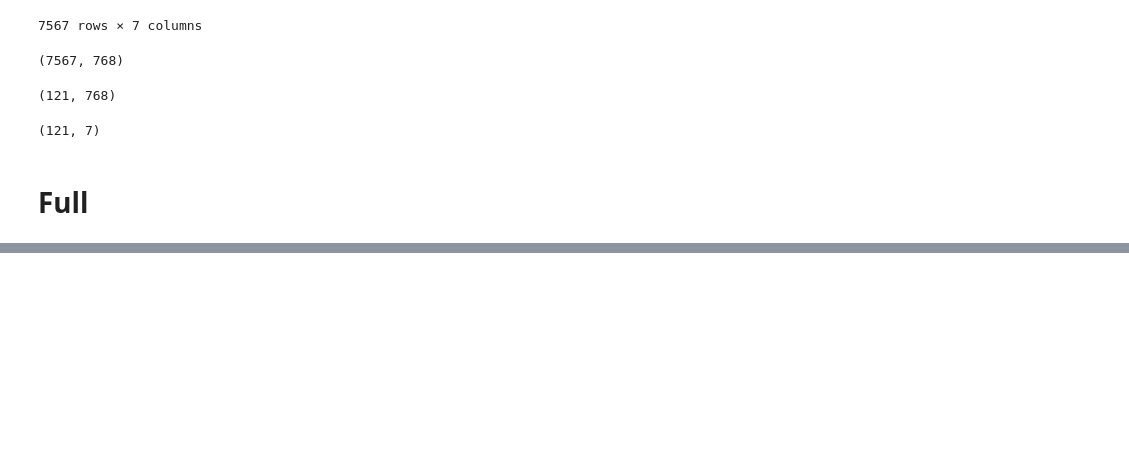
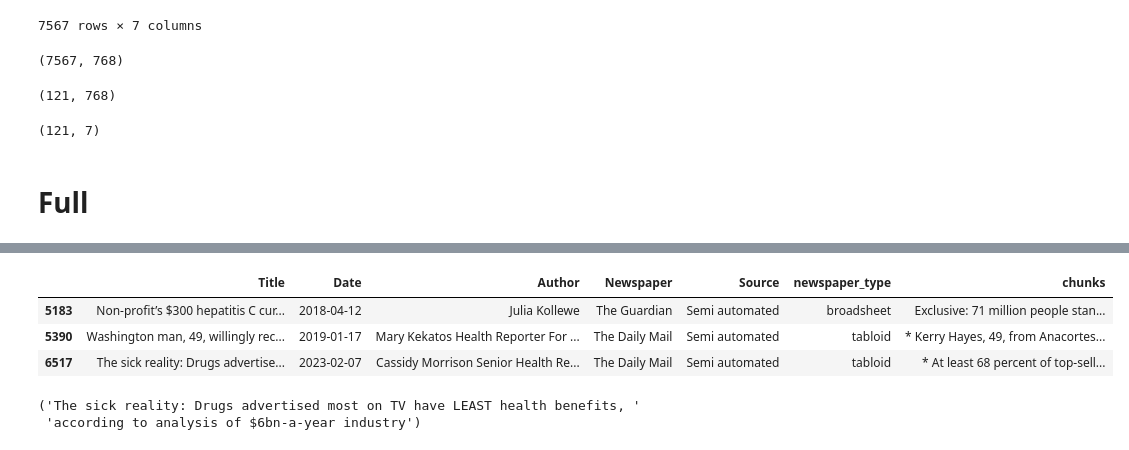
Before and after one commit to pnadelofficial/time-bounded-search, a Jupyter notebook: testing.ipynb, the cells around one changed output, grey strips where cells are left out. Saved outputs shown, nothing was run; the diff lists cells and outputs as text; code cells hidden in the pictures; blank space fills up the shorter version.

```diff
--- a/testing.ipynb
+++ b/testing.ipynb
@@ -491,0 +562,26 @@ pprint(list(timetable.grouped.keys()))
+# %%
+import pandas as pd
+import re
+
+df = pd.read_csv("./all_ratings811.csv")
+def parse_date(val):
+    for fmt in ('%Y-%m-%d', '%B %d, %Y'):
+        try:
+            return pd.to_datetime(val, format=fmt)
+        except (ValueError, TypeError) as e:
+            continue
+    return pd.NaT  # fallback if nothing matches
+
+df['Date'] = df['Date'].apply(lambda x: x.replace(" 00:00:00", "")).apply(parse_date)
+df = df[["Title", "Date", "Author", "Newspaper", "Source", "newspaper_type", "chunks"]]
+df[df.chunks.apply(lambda x: len(re.findall(r"[M-m]avyret", x))) > 0]
+# %% [output]
+|  | Title | Date | Author | Newspaper | Source | newspaper_type | chunks |
+| 5183 | Non-profit’s $300 hepatitis C cur... | 2018-04-12 | Julia Kollewe | The Guardian | Semi automated | broadsheet | Exclusive: 71 million people stan... |
+| 5390 | Washington man, 49, willingly rec... | 2019-01-17 | Mary Kekatos Health Reporter For ... | The Daily Mail | Semi automated | tabloid | * Kerry Hayes, 49, from Anacortes... |
+| 6517 | The sick reality: Drugs advertise... | 2023-02-07 | Cassidy Morrison Senior Health Re... | The Daily Mail | Semi automated | tabloid | * At least 68 percent of top-sell... |
+# %%
+pprint(df.iloc[6517].Title)
+# %% [output]
+('The sick reality: Drugs advertised most on TV have LEAST health benefits, '
+ 'according to analysis of $6bn-a-year industry')
```
Also changed, not shown: parts of 23 cells of this notebook, 13 other files.
